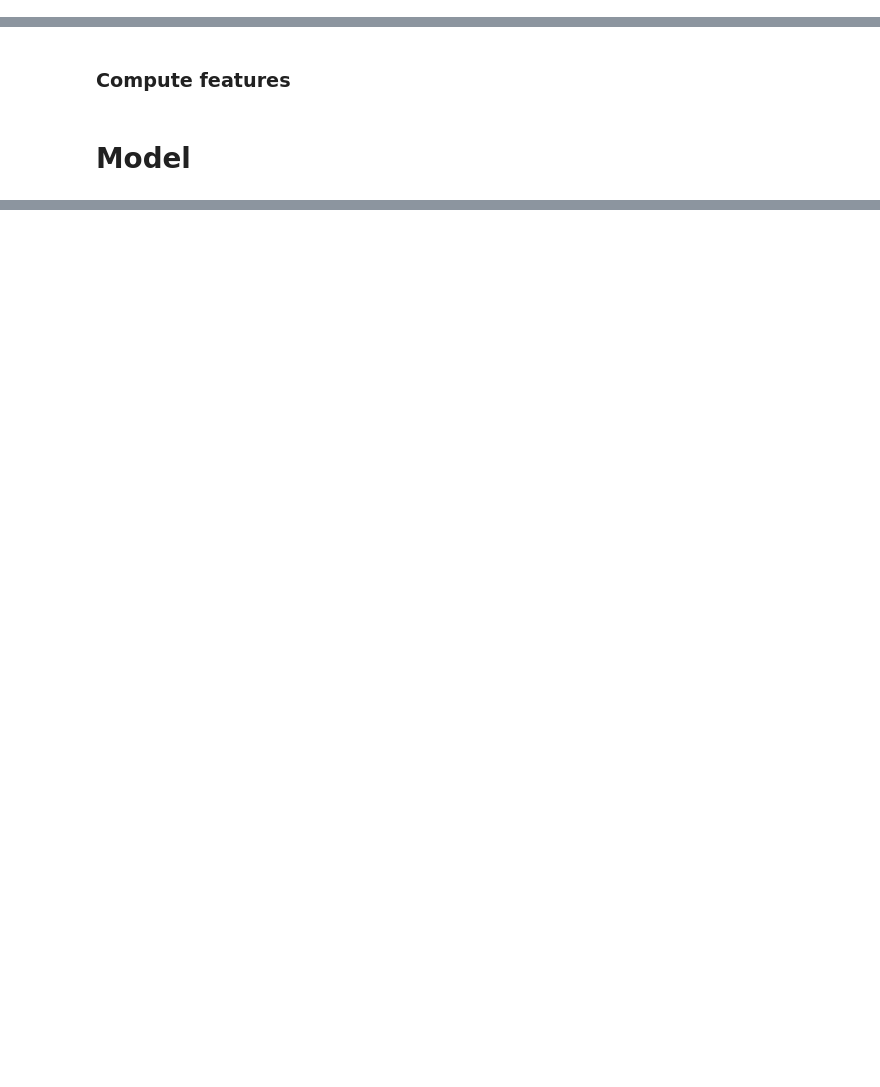
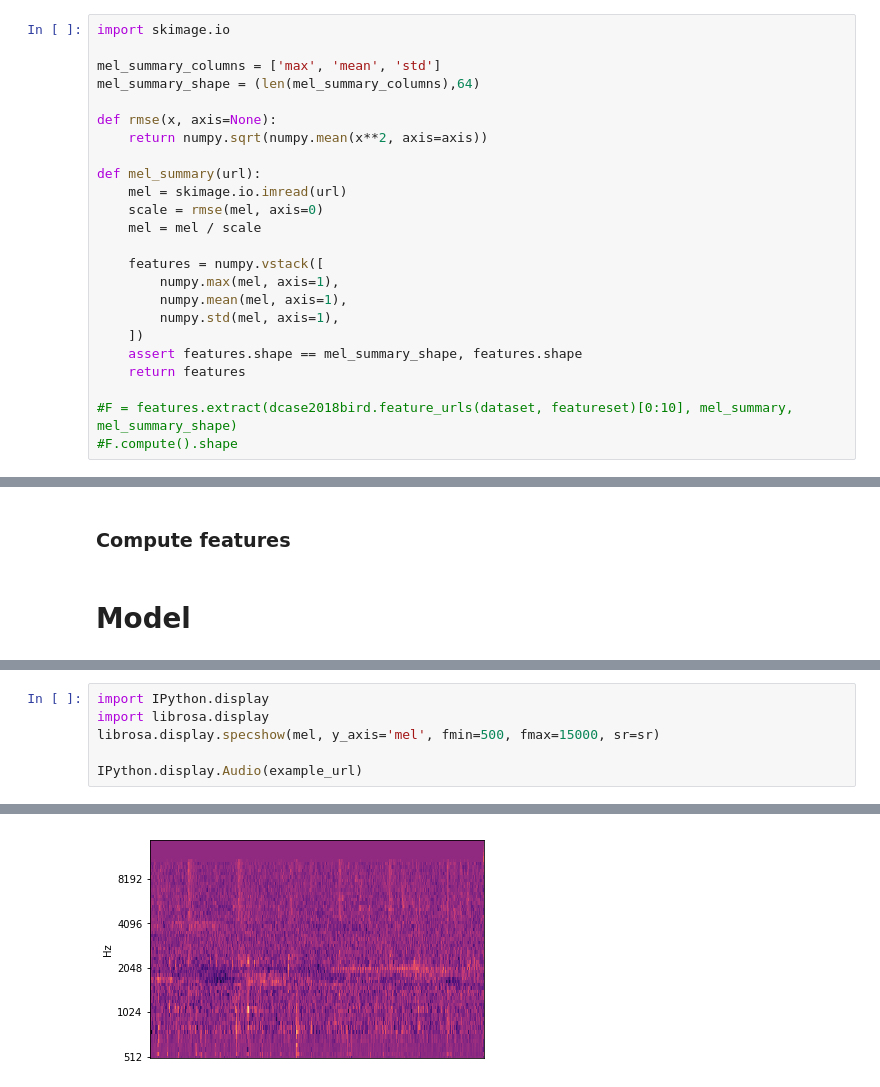
Before and after one commit to jonnor/birddetect, a Jupyter notebook: RandomForest summarization.ipynb, the cells around one changed output, grey strips where cells are left out. Saved outputs shown, nothing was run; the diff lists cells and outputs as text; blank space fills up the shorter version.

```diff
--- a/RandomForest summarization.ipynb
+++ b/RandomForest summarization.ipynb
@@ -65,0 +170,24 @@ print(evalset.shape)
+# %%
+import skimage.io
+
+mel_summary_columns = ['max', 'mean', 'std']
+mel_summary_shape = (len(mel_summary_columns),64)
+
+def rmse(x, axis=None):
+    return numpy.sqrt(numpy.mean(x**2, axis=axis))
+
+def mel_summary(url):
+    mel = skimage.io.imread(url)
+    scale = rmse(mel, axis=0)
+    mel = mel / scale
+
+    features = numpy.vstack([
+        numpy.max(mel, axis=1),
+        numpy.mean(mel, axis=1),
+        numpy.std(mel, axis=1),
+    ])
+    assert features.shape == mel_summary_shape, features.shape
+    return features
+
+#F = features.extract(dcase2018bird.feature_urls(dataset, featureset)[0:10], mel_summary, mel_summary_shape)
+#F.compute().shape
@@ -99,0 +300,7 @@ test [0.70588235 0.74400871 0.70145903 0.67715618 0.72727273]
+# %%
+import IPython.display
+import librosa.display
+librosa.display.specshow(mel, y_axis='mel', fmin=500, fmax=15000, sr=sr)
+
+IPython.display.Audio(example_url)
+# %% [output]
@@ -99,0 +308 @@ test [0.70588235 0.74400871 0.70145903 0.67715618 0.72727273]
+[figure, added]
```
Also changed, not shown: parts of 19 cells of this notebook, 1 other file.
